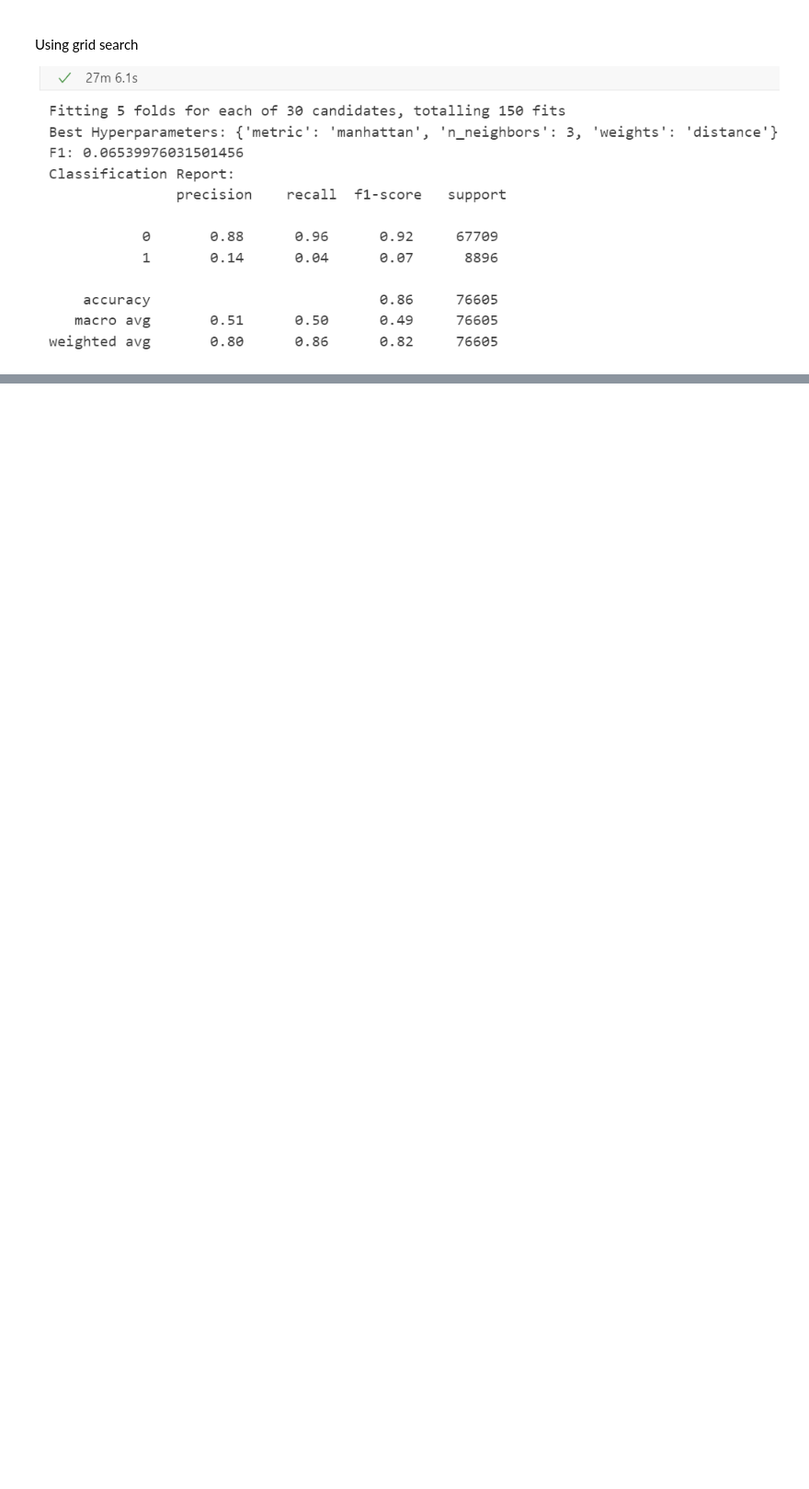
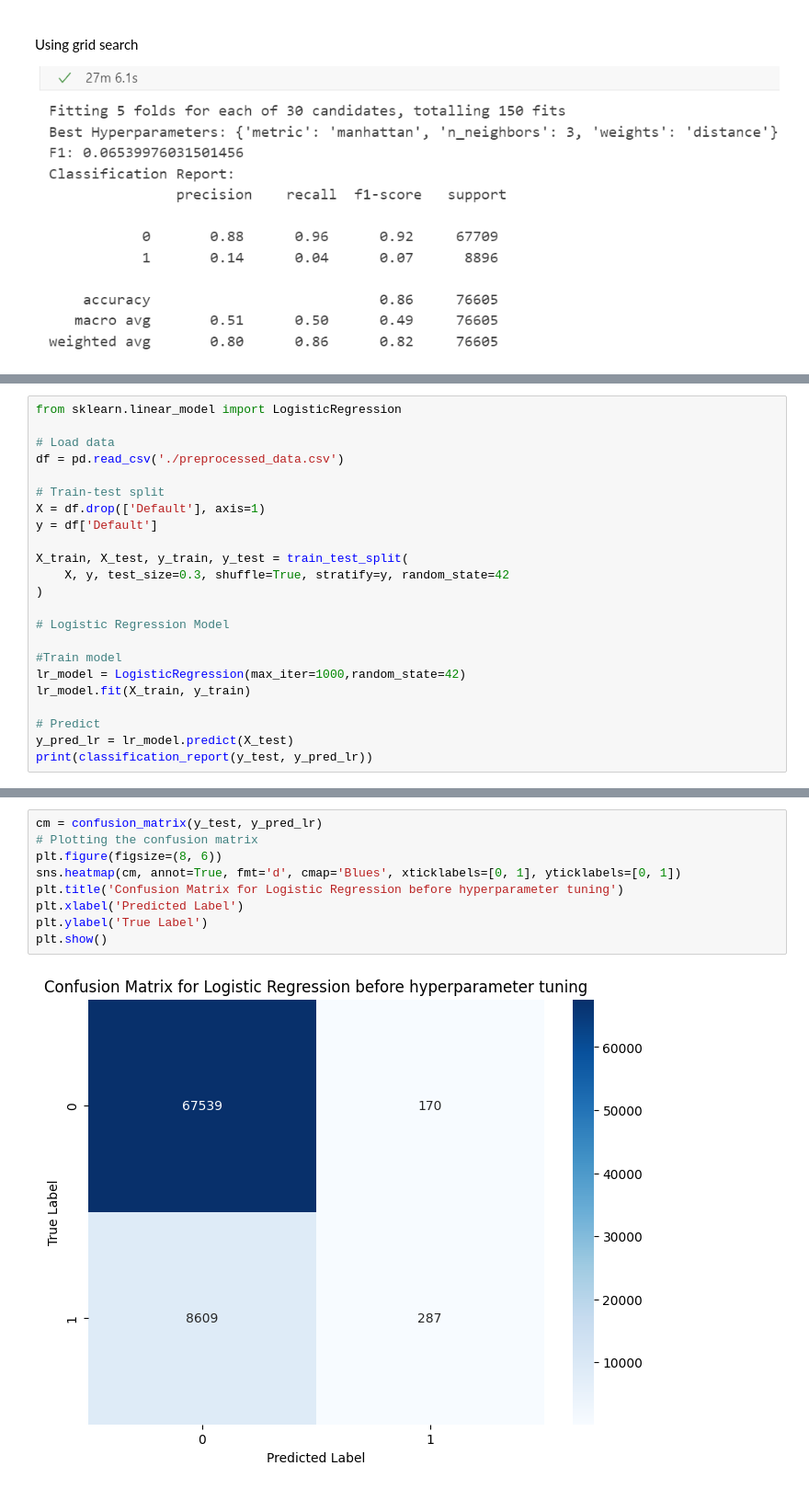
Before and after one commit to jwinn19464/DataSci-Project, a Jupyter notebook: models.ipynb, the cells around one changed output, grey strips where cells are left out. Shown at 92% size. Drawn from its saved outputs; the diff is of its cells as text; blank space fills up the shorter version.

Commit message:
merged in logistic regression

```diff
--- a/models.ipynb
+++ b/models.ipynb
@@ -343,0 +410,23 @@ Confusion matrices
+# %%
+from sklearn.linear_model import LogisticRegression
+
+# Load data
+df = pd.read_csv('./preprocessed_data.csv')
+
+# Train-test split
+X = df.drop(['Default'], axis=1)
+y = df['Default']
+
+X_train, X_test, y_train, y_test = train_test_split(
+    X, y, test_size=0.3, shuffle=True, stratify=y, random_state=42
+)
+
+# Logistic Regression Model
+
+#Train model
+lr_model = LogisticRegression(max_iter=1000,random_state=42)
+lr_model.fit(X_train, y_train)
+
+# Predict
+y_pred_lr = lr_model.predict(X_test)
+print(classification_report(y_test, y_pred_lr))
@@ -343,0 +442,11 @@ Confusion matrices
+# %%
+cm = confusion_matrix(y_test, y_pred_lr)
+# Plotting the confusion matrix
+plt.figure(figsize=(8, 6))
+sns.heatmap(cm, annot=True, fmt='d', cmap='Blues', xticklabels=[0, 1], yticklabels=[0, 1])
+plt.title('Confusion Matrix for Logistic Regression before hyperparameter tuning')
+plt.xlabel('Predicted Label')
+plt.ylabel('True Label')
+plt.show()
+# %% [output]
+[figure, added]
```
Also changed, not shown: parts of 13 cells of this notebook.
